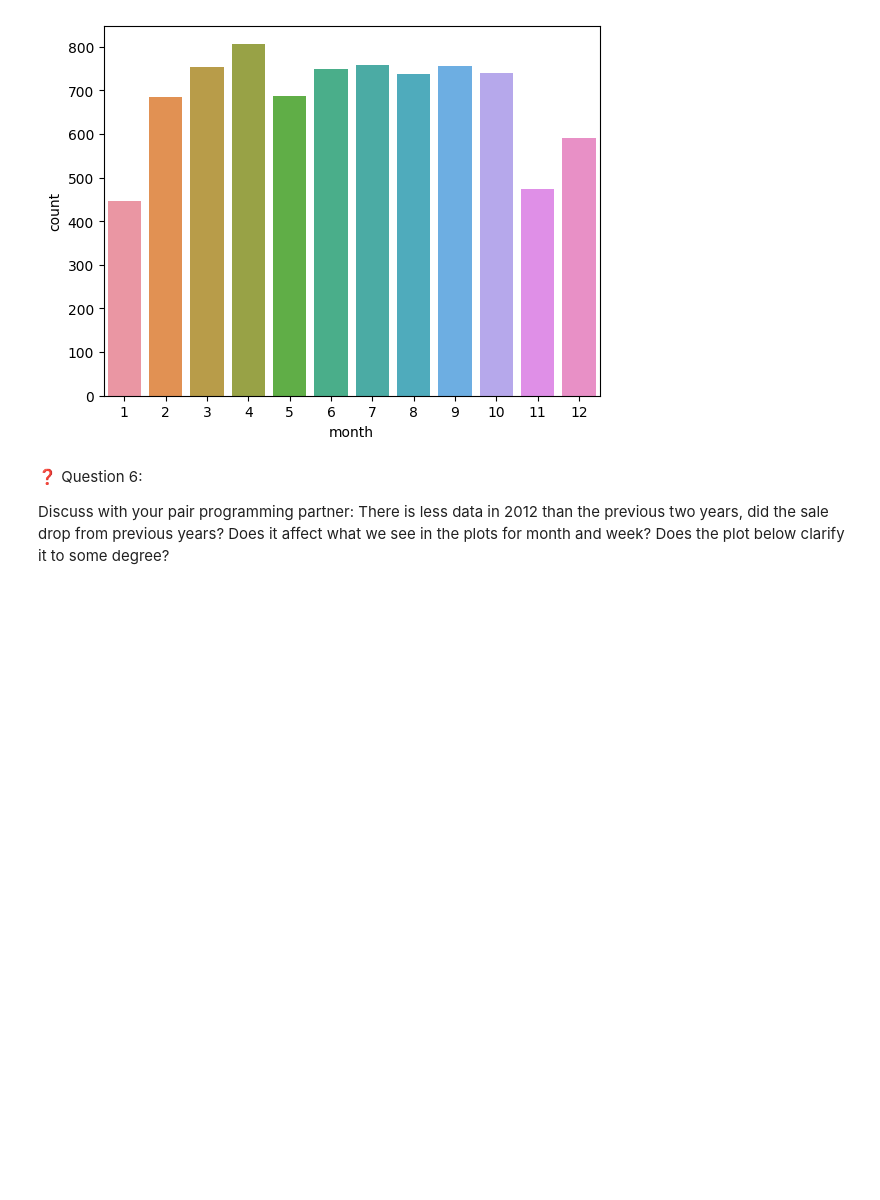
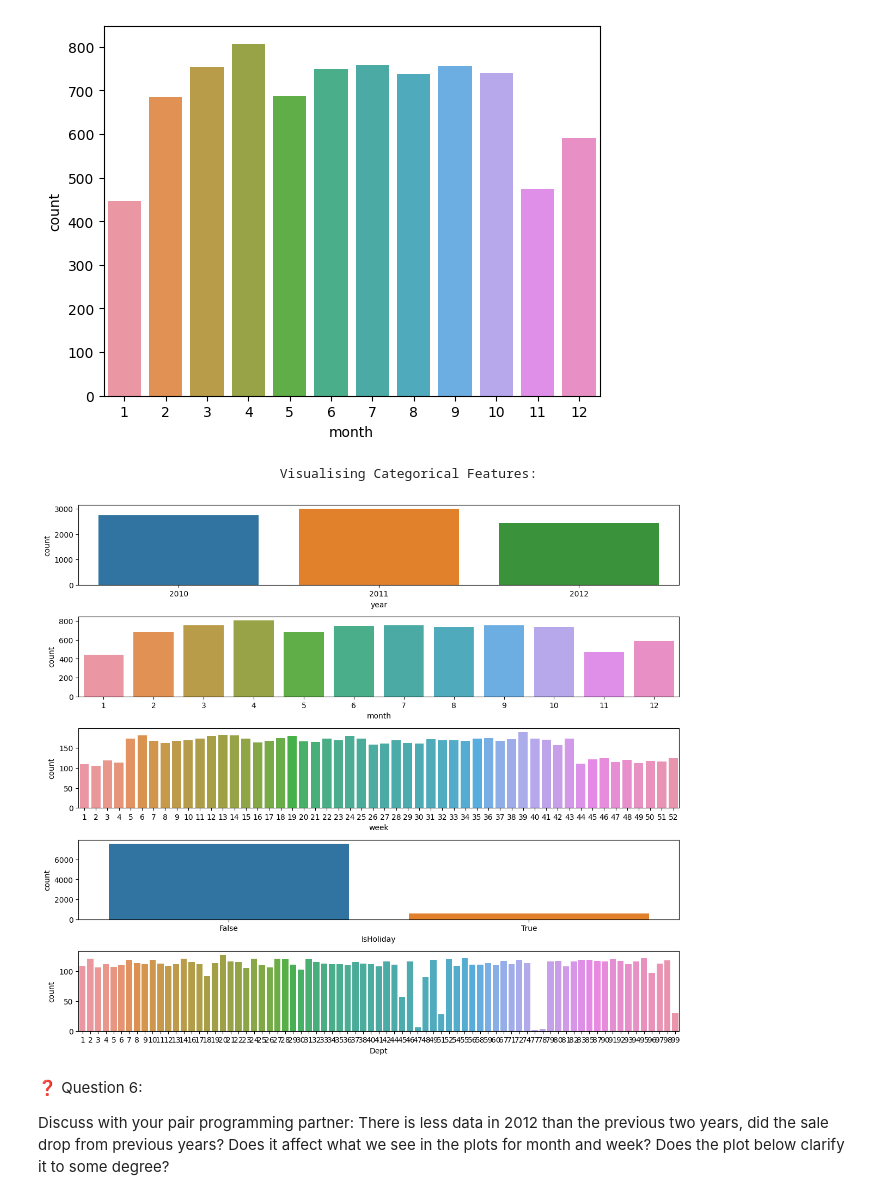
Before and after one commit to curtpond/MLE-10, a Jupyter notebook: assignments/week-04-data-eng-airflow/nb/walmart-sales-data.ipynb, the cells around one changed output. Drawn from its saved outputs; the diff is of its cells as text; code cells hidden in the pictures; blank space fills up the shorter version.

Commit message:
Reviewed categorical features and confirmed missing data in the last quarter of 2012.

```diff
--- a/assignments/week-04-data-eng-airflow/nb/walmart-sales-data.ipynb
+++ b/assignments/week-04-data-eng-airflow/nb/walmart-sales-data.ipynb
@@ -558,14 +558,17 @@ sns.countplot(x=df_train['month'])
 # %%
 #Visualising the categorical features
 
 print('\033[1mVisualising Categorical Features:'.center(100))
 
 plt.figure(figsize=(12,12))
 
 for i in range(len(categoricalFeatures)):
     plt.subplot(6,1,i+1)
-    sns.countplot(df_train[categoricalFeatures[i]])
+    sns.countplot(x=df_train[categoricalFeatures[i]])
 plt.tight_layout();
+# %% [output]
+                               Visualising Categorical Features:
+[figure, added]
 # %% [markdown]
 ❓ Question 6:
 
```
Also changed, not shown: parts of 2 cells of this notebook.
